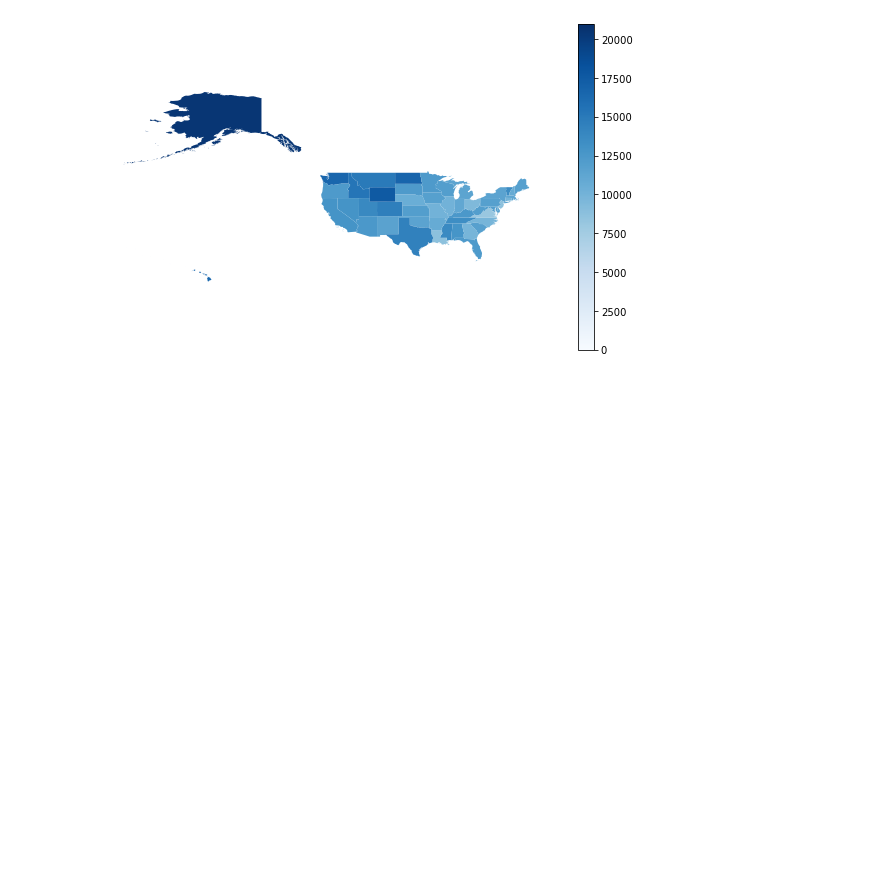
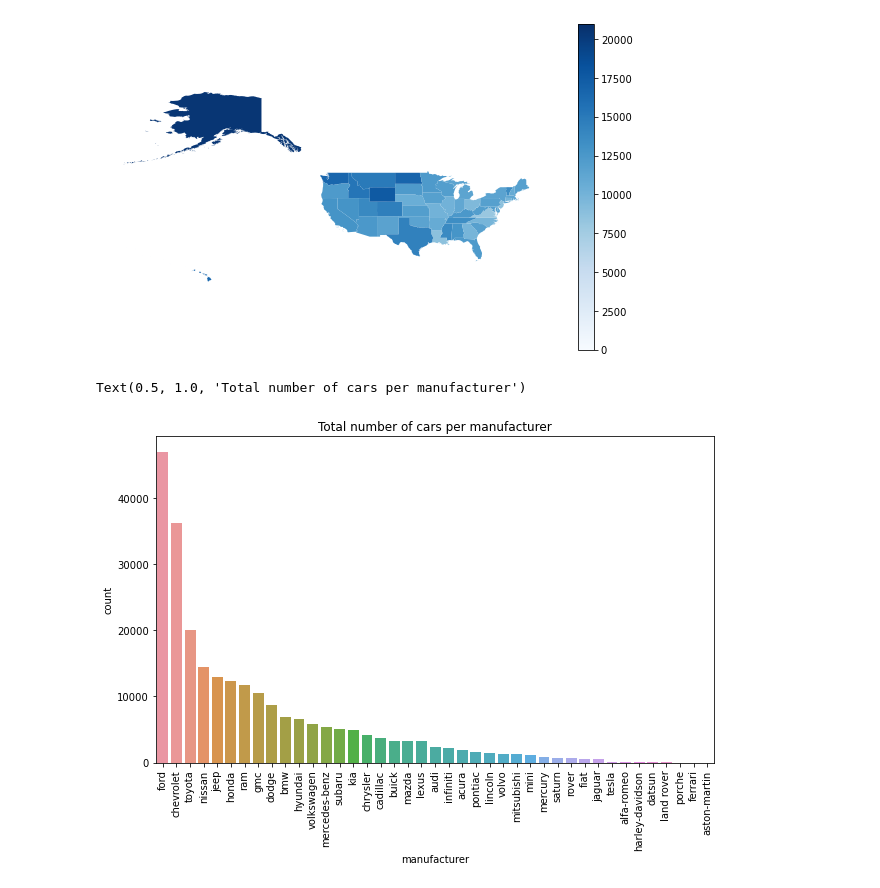
Before and after one commit to lachlanmcinnes/SIT307, a Jupyter notebook: DataAnalysis/DataCleaning.ipynb, the cells around one changed output. Drawn from its saved outputs; the diff is of its cells as text; code cells hidden in the pictures; blank space fills up the shorter version.

```diff
--- a/DataAnalysis/DataCleaning.ipynb
+++ b/DataAnalysis/DataCleaning.ipynb
@@ -324,3 +324,12 @@ merged_map_info.plot(column=variable, cmap='Blues', linewidth=0.8, ax=ax, norm=p
 # %% [output]
 <matplotlib.axes._subplots.AxesSubplot at 0x...>
 [figure]
+# %%
+#create simple bar chart
+plt.figure(figsize=(10,6))
+ax = sns.countplot(x='manufacturer',data=dropped_df, order=dropped_df['manufacturer'].value_counts().index)
+ax.set_xticklabels(ax.get_xticklabels(), fontsize=10, rotation=90)
+plt.title("Total number of cars per manufacturer")
+# %% [output]
+Text(0.5, 1.0, 'Total number of cars per manufacturer')
+[figure, added]
```
Also changed, not shown: parts of 10 cells of this notebook.
